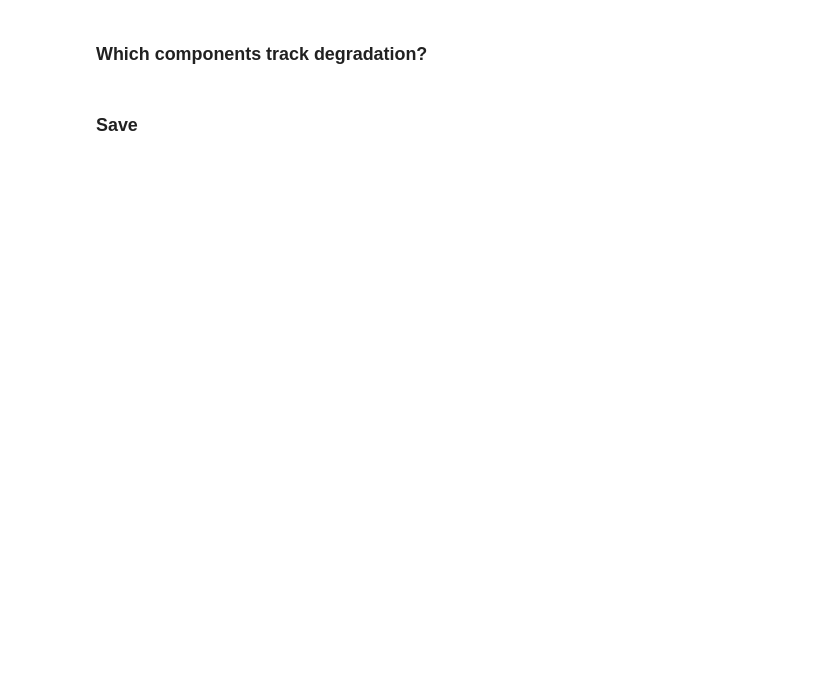
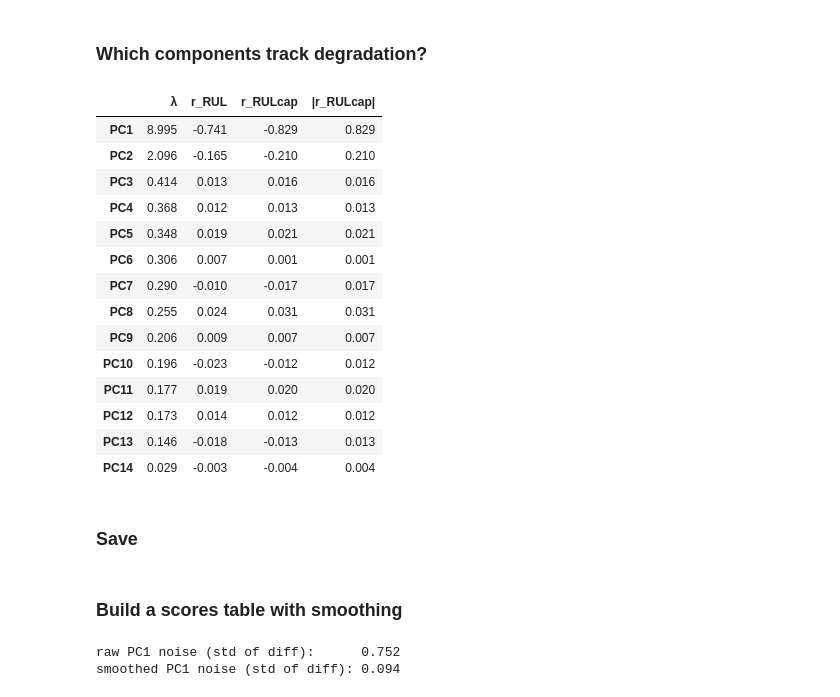
Before and after one commit to donald01johnson/mfda-exp8-pca-health, a Jupyter notebook: notebooks/exp8_pca_health.ipynb, the cells around one changed output. Drawn from its saved outputs; the diff is of its cells as text; code cells hidden in the pictures; blank space fills up the shorter version.

```diff
--- a/notebooks/exp8_pca_health.ipynb
+++ b/notebooks/exp8_pca_health.ipynb
@@ -484,4 +503,28 @@ How to read it: the closer an arrow reaches the circle, the better the two compo
 # %% [markdown]
 ### Which components track degradation?
+# %%
+pc_rul = pd.DataFrame({
+    "λ":          lam,
+    "r_RUL":      [np.corrcoef(T[:, k], df["RUL"])[0, 1] for k in range(p)],
+    "r_RULcap":   [np.corrcoef(T[:, k], rul_cap)[0, 1]   for k in range(p)],
+}, index=pc_names)
+pc_rul["|r_RULcap|"] = pc_rul["r_RULcap"].abs()
+pc_rul.round(3)
+# %% [output]
+|  | λ | r_RUL | r_RULcap | |r_RULcap| |
+| PC1 | 8.995 | -0.741 | -0.829 | 0.829 |
+| PC2 | 2.096 | -0.165 | -0.210 | 0.210 |
+| PC3 | 0.414 | 0.013 | 0.016 | 0.016 |
+| PC4 | 0.368 | 0.012 | 0.013 | 0.013 |
+| PC5 | 0.348 | 0.019 | 0.021 | 0.021 |
+| PC6 | 0.306 | 0.007 | 0.001 | 0.001 |
+| PC7 | 0.290 | -0.010 | -0.017 | 0.017 |
+| PC8 | 0.255 | 0.024 | 0.031 | 0.031 |
+| PC9 | 0.206 | 0.009 | 0.007 | 0.007 |
+| PC10 | 0.196 | -0.023 | -0.012 | 0.012 |
+| PC11 | 0.177 | 0.019 | 0.020 | 0.020 |
+| PC12 | 0.173 | 0.014 | 0.012 | 0.012 |
+| PC13 | 0.146 | -0.018 | -0.013 | 0.013 |
+| PC14 | 0.029 | -0.003 | -0.004 | 0.004 |
 # %% [markdown]
 ### Save
@@ -487,0 +534,16 @@ How to read it: the closer an arrow reaches the circle, the better the two compo
+# %% [markdown]
+### Build a scores table with smoothing
+# %%
+sc = pd.DataFrame({"unit": df["unit"].to_numpy(), "cycle": df["cycle"].to_numpy(),
+                   "RUL": df["RUL"].to_numpy(), "RUL_cap": df["RUL_cap"].to_numpy(),
+                   "PC1": T[:, 0], "PC2": T[:, 1]})
+
+W = 10
+for c in ["PC1", "PC2"]:
+    sc[f"{c}_s"] = sc.groupby("unit")[c].transform(lambda x: x.rolling(W, min_periods=1).mean())
+
+print("raw PC1 noise (std of diff):     ", sc.groupby("unit")["PC1"].diff().std().round(3))
+print("smoothed PC1 noise (std of diff):", sc.groupby("unit")["PC1_s"].diff().std().round(3))
+# %% [output]
+raw PC1 noise (std of diff):      0.752
+smoothed PC1 noise (std of diff): 0.094
```
Also changed, not shown: parts of 11 cells of this notebook, 3 other files.
